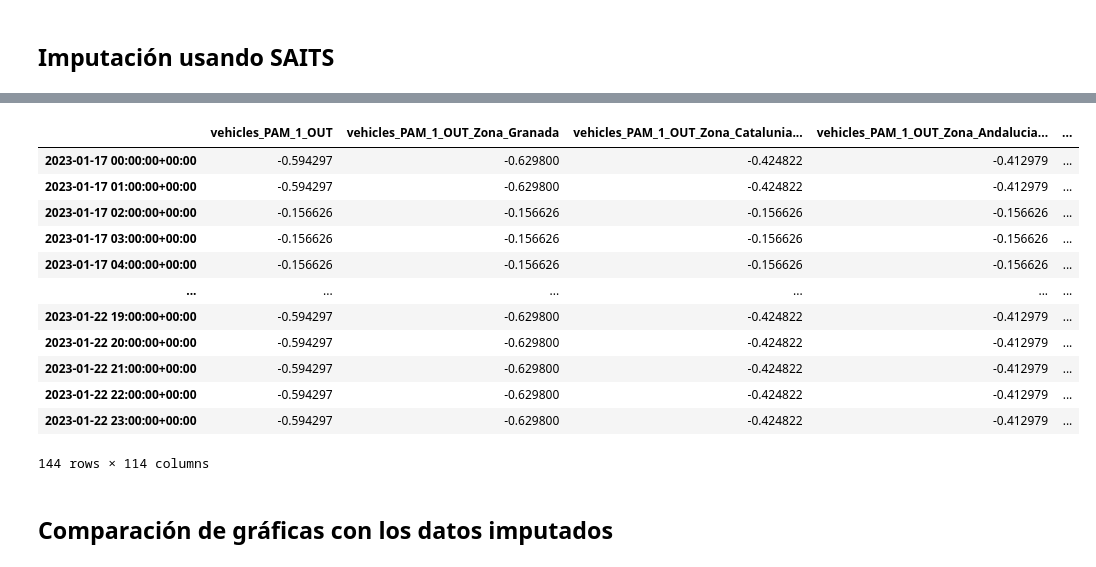
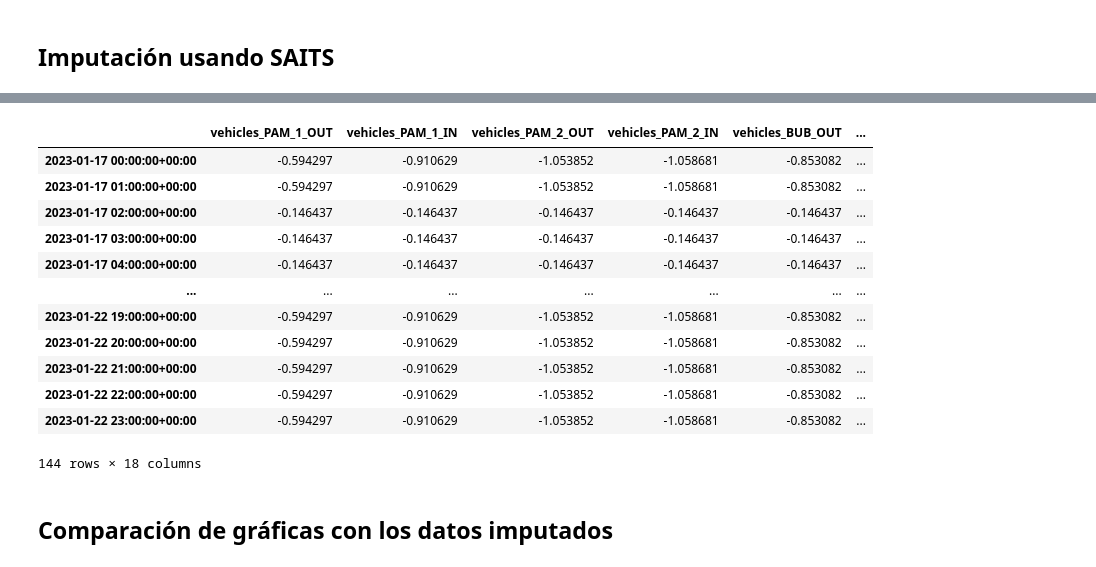
Before and after one commit to eigenric/TFG, a Jupyter notebook: notebooks/Pipeline3-Transformer.ipynb, the cells around one changed output, grey strips where cells are left out. Saved outputs shown, nothing was run; the diff lists cells and outputs as text; code cells hidden in the pictures.

```diff
--- a/notebooks/Pipeline3.ipynb
+++ b/notebooks/Pipeline3-Transformer.ipynb
@@ -152,6 +149,12 @@ trafico_contamina_interseccion["Date"] = trafico_contamina_interseccion["Date"].
 trafico_contamina_interseccion.rename(columns={'Date': 'date'}, inplace=True)
 # %%
 columns_interseccion = [
+    "vehicles_PAM_1_OUT",
+    "vehicles_PAM_1_IN",
+    "vehicles_PAM_2_OUT",
+    "vehicles_PAM_2_IN",
+    "vehicles_BUB_OUT",
+    "vehicles_BUB_IN",
     "CO",
     "NO2",
     "NO",
@@ -165,8 +168,6 @@ columns_interseccion = [
     "WD",
     "PRES"
 ]
-# Combinamos ambas listas
-columns_interseccion = columns + columns_interseccion
 
 trafico_pam = trafico_contamina_interseccion[trafico_contamina_interseccion["truck_pos"] == "PAM_2"]
 
@@ -399,9 +405,6 @@ def create_missingness(data: np.ndarray, rate: float, pattern: str, **kwargs) ->
                     block_size = np.random.randint(1, n_steps)
                     missing_data[i, j, :block_size] = np.nan
     return missing_data
-# %%
-   # Seleccionar solo las columnas necesarias para las características
-features = columns_interseccion
 # %%
 import pandas as pd
 from sklearn.preprocessing import StandardScaler
@@ -883,35 +913,59 @@ periodo_1_imputed
 # %%
 import pandas as pd
 import numpy as np
 
 # Supongamos que 'saits_imputation' es tu numpy array de shape (6, 24, 12)
 # Reestructuramos el array para convertirlo en un formato adecuado para series temporales multivariantes
 # Transponemos y aplanamos para que tengamos (6 * 24, 12)
+
+# Seleccionar solo las columnas necesarias para las características
+features = [
+    "vehicles_PAM_1_OUT",
+    "vehicles_PAM_1_IN",
+    "vehicles_PAM_2_OUT",
+    "vehicles_PAM_2_IN",
+    "vehicles_BUB_OUT",
+    "vehicles_BUB_IN",
+    "CO",
+    "NO2",
+    "NO",
+    "O3",
+    "PM10",
+    "eBC_ff",
+    "eBC_bb",
+    "TEMP",
+    "RH",
+    "WS",
+    "WD",
+    "PRES"
+]
+
+
 
 X_reshaped = X_imputed.reshape(-1, len(features))  # Ahora X_reshaped tiene la forma (6 * 24, 12)
 
 # Crear el índice con las fechas y horas de 2023-01-17 00:00:00 hasta 2023-01-22 23:00:00
 date_range = pd.date_range(start="2023-01-17 00:00:00", end="2023-01-22 23:00:00", freq="h", tz="UTC")
 
 # Creamos el DataFrame
 periodo_1_median_imputed = pd.DataFrame(X_reshaped, columns=features, index=date_range)
 
 # Mostrar las primeras filas del DataFrame
 periodo_1_median_imputed
 # %% [output]
-|  | vehicles_PAM_1_OUT | vehicles_PAM_1_OUT_Zona_Granada | vehicles_PAM_1_OUT_Zona_Catalunia... | vehicles_PAM_1_OUT_Zona_Andalucia... | ... |
-| 2023-01-17 00:00:00+00:00 | -0.594297 | -0.629800 | -0.424822 | -0.412979 | ... |
-| 2023-01-17 01:00:00+00:00 | -0.594297 | -0.629800 | -0.424822 | -0.412979 | ... |
-| 2023-01-17 02:00:00+00:00 | -0.156626 | -0.156626 | -0.156626 | -0.156626 | ... |
-| 2023-01-17 03:00:00+00:00 | -0.156626 | -0.156626 | -0.156626 | -0.156626 | ... |
-| 2023-01-17 04:00:00+00:00 | -0.156626 | -0.156626 | -0.156626 | -0.156626 | ... |
-| ... | ... | ... | ... | ... | ... |
-| 2023-01-22 19:00:00+00:00 | -0.594297 | -0.629800 | -0.424822 | -0.412979 | ... |
-| 2023-01-22 20:00:00+00:00 | -0.594297 | -0.629800 | -0.424822 | -0.412979 | ... |
-| 2023-01-22 21:00:00+00:00 | -0.594297 | -0.629800 | -0.424822 | -0.412979 | ... |
-| 2023-01-22 22:00:00+00:00 | -0.594297 | -0.629800 | -0.424822 | -0.412979 | ... |
-| 2023-01-22 23:00:00+00:00 | -0.594297 | -0.629800 | -0.424822 | -0.412979 | ... |
+|  | vehicles_PAM_1_OUT | vehicles_PAM_1_IN | vehicles_PAM_2_OUT | vehicles_PAM_2_IN | vehicles_BUB_OUT | ... |
+| 2023-01-17 00:00:00+00:00 | -0.594297 | -0.910629 | -1.053852 | -1.058681 | -0.853082 | ... |
+| 2023-01-17 01:00:00+00:00 | -0.594297 | -0.910629 | -1.053852 | -1.058681 | -0.853082 | ... |
+| 2023-01-17 02:00:00+00:00 | -0.146437 | -0.146437 | -0.146437 | -0.146437 | -0.146437 | ... |
+| 2023-01-17 03:00:00+00:00 | -0.146437 | -0.146437 | -0.146437 | -0.146437 | -0.146437 | ... |
+| 2023-01-17 04:00:00+00:00 | -0.146437 | -0.146437 | -0.146437 | -0.146437 | -0.146437 | ... |
+| ... | ... | ... | ... | ... | ... | ... |
+| 2023-01-22 19:00:00+00:00 | -0.594297 | -0.910629 | -1.053852 | -1.058681 | -0.853082 | ... |
+| 2023-01-22 20:00:00+00:00 | -0.594297 | -0.910629 | -1.053852 | -1.058681 | -0.853082 | ... |
+| 2023-01-22 21:00:00+00:00 | -0.594297 | -0.910629 | -1.053852 | -1.058681 | -0.853082 | ... |
+| 2023-01-22 22:00:00+00:00 | -0.594297 | -0.910629 | -1.053852 | -1.058681 | -0.853082 | ... |
+| 2023-01-22 23:00:00+00:00 | -0.594297 | -0.910629 | -1.053852 | -1.058681 | -0.853082 | ... |
-144 rows × 114 columns
+144 rows × 18 columns
 # %% [markdown]
 ## Comparación de gráficas con los datos imputados
 # %% [markdown]
```
Also changed, not shown: parts of 34 cells of this notebook, 34 other files.
